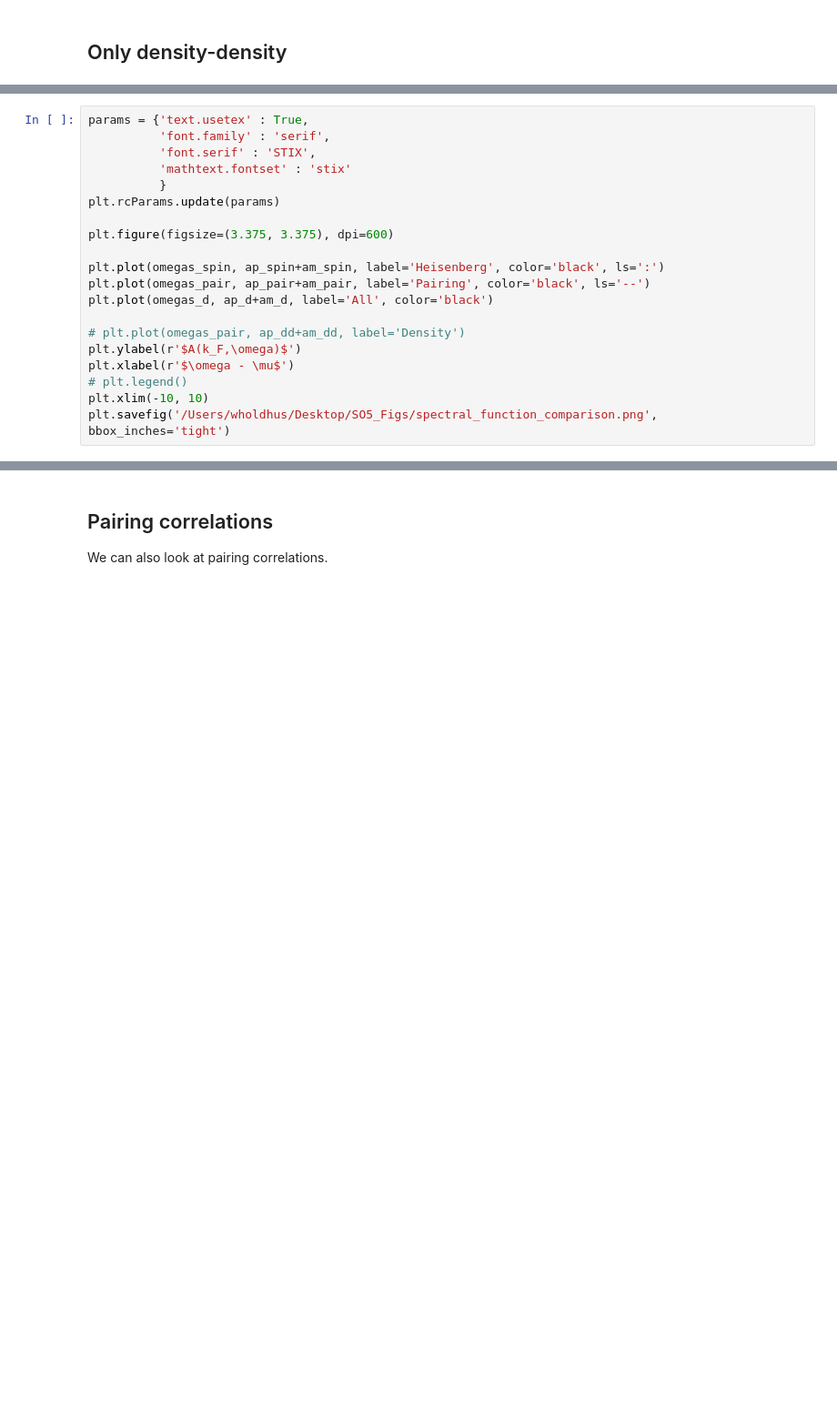
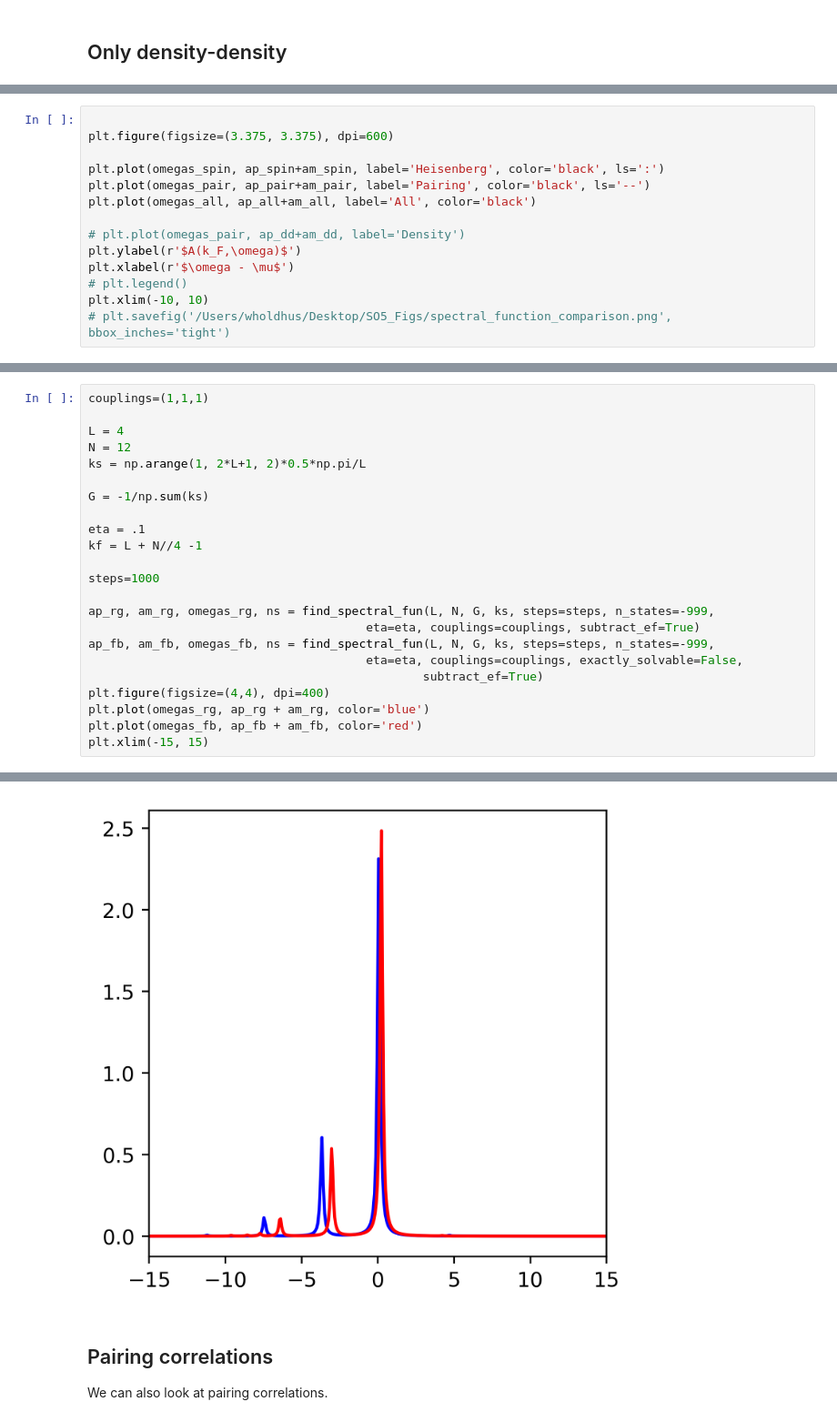
Before and after one commit to wholdhus/so5-richardson-gaudin, a Jupyter notebook: sf_pc_calcs.ipynb, the cells around one changed output, grey strips where cells are left out. Shown at 91% size. Drawn from its saved outputs; the diff is of its cells as text; blank space fills up the shorter version.

```diff
--- a/sf_pc_calcs.ipynb
+++ b/sf_pc_calcs.ipynb
@@ -237,21 +205,15 @@ Annihilation
 # %%
-params = {'text.usetex' : True,
-          'font.family' : 'serif',
-          'font.serif' : 'STIX',
-          'mathtext.fontset' : 'stix'
-          }
-plt.rcParams.update(params)
 
 plt.figure(figsize=(3.375, 3.375), dpi=600)
 
 plt.plot(omegas_spin, ap_spin+am_spin, label='Heisenberg', color='black', ls=':')
 plt.plot(omegas_pair, ap_pair+am_pair, label='Pairing', color='black', ls='--')
-plt.plot(omegas_d, ap_d+am_d, label='All', color='black')
+plt.plot(omegas_all, ap_all+am_all, label='All', color='black')
 
 # plt.plot(omegas_pair, ap_dd+am_dd, label='Density')
 plt.ylabel(r'$A(k_F,\omega)$')
 plt.xlabel(r'$\omega - \mu$')
 # plt.legend()
 plt.xlim(-10, 10)
-plt.savefig('/Users/wholdhus/Desktop/SO5_Figs/spectral_function_comparison.png', bbox_inches='tight')
+# plt.savefig('/Users/wholdhus/Desktop/SO5_Figs/spectral_function_comparison.png', bbox_inches='tight')
 # %% [output]
@@ -483,0 +224,24 @@ Annihilation
+# %%
+couplings=(1,1,1)
+
+L = 4
+N = 12
+ks = np.arange(1, 2*L+1, 2)*0.5*np.pi/L
+
+G = -1/np.sum(ks)
+
+eta = .1
+kf = L + N//4 -1
+
+steps=1000
+
+ap_rg, am_rg, omegas_rg, ns = find_spectral_fun(L, N, G, ks, steps=steps, n_states=-999,
+                                       eta=eta, couplings=couplings, subtract_ef=True)
+ap_fb, am_fb, omegas_fb, ns = find_spectral_fun(L, N, G, ks, steps=steps, n_states=-999,
+                                       eta=eta, couplings=couplings, exactly_solvable=False,
+                                               subtract_ef=True)
+plt.figure(figsize=(4,4), dpi=400)
+plt.plot(omegas_rg, ap_rg + am_rg, color='blue')
+plt.plot(omegas_fb, ap_fb + am_fb, color='red')
+plt.xlim(-15, 15)
+# %% [output]
@@ -484,3 +297,4 @@ Annihilation
+[figure, added]
 # %% [markdown]
 ## Pairing correlations
 
```
Also changed, not shown: parts of 16 cells of this notebook, 1 other file.
